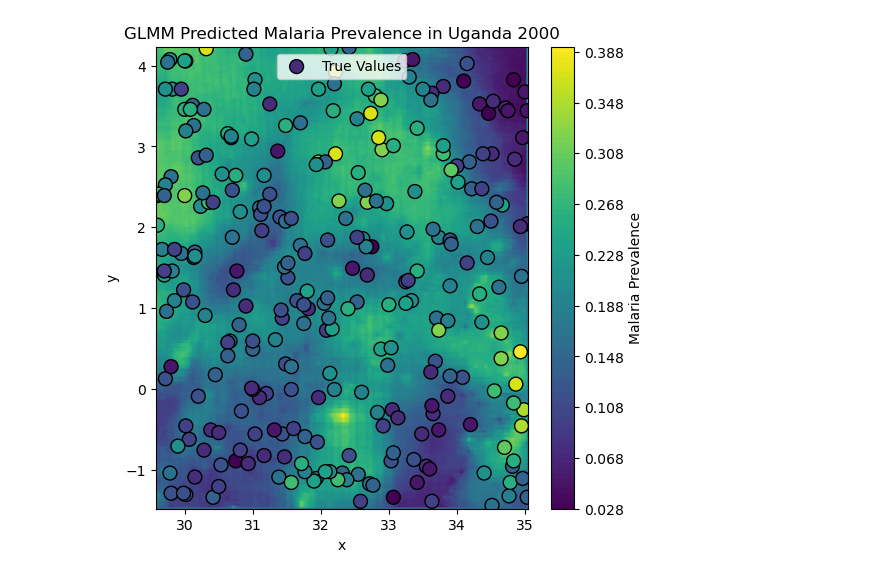
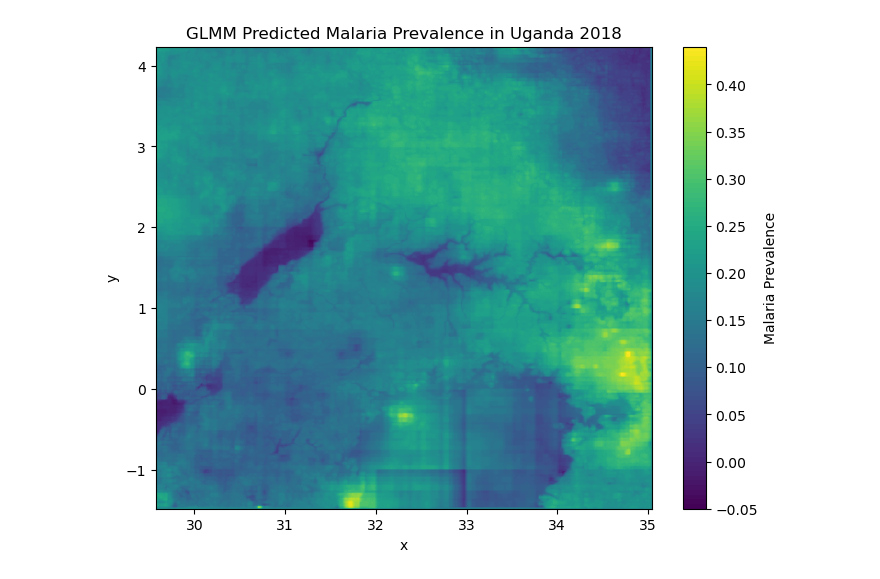
Before and after one commit to ang-cai/malaria, a Jupyter notebook: random_field.ipynb, the cells around one changed output. Saved outputs shown, nothing was run; the diff lists cells and outputs as text; code cells hidden in the pictures.

```diff
--- a/random_field.ipynb
+++ b/random_field.ipynb
@@ -56,7 +58,7 @@ y = np.linspace(bottom, top, 285)
 x1, x2 = np.meshgrid(x, y)
 X_grid = np.stack((x1.ravel(), x2.ravel()), axis = -1)
 # %%
-with rasterio.open("StandardizedUganda/standard_uganda_LSTday_2km_2000.tif") as src:
+with rasterio.open("Uganda Standardized Rasters/standard_uganda_LSTday_2km_2018.tif") as src:
     # Initialize an empty list to store the sampled values
     values = []
 
@@ -69,7 +71,7 @@ with rasterio.open("StandardizedUganda/standard_uganda_LSTday_2km_2000.tif") as
 # Convert the list of values to a numpy array
 lst_data = np.array(values)
 # %%
-with rasterio.open("StandardizedUganda/standard_uganda_Rainfall_CHIRPS_2km_2000.tif") as src:
+with rasterio.open("Uganda Standardized Rasters/standard_uganda_Rainfall_CHIRPS_2km_2018.tif") as src:
     # Initialize an empty list to store the sampled values
     values = []
 
@@ -81,8 +83,21 @@ with rasterio.open("StandardizedUganda/standard_uganda_Rainfall_CHIRPS_2km_2000.
 
 # Convert the list of values to a numpy array
 rain_data = np.array(values)
+# %%
+with rasterio.open("Uganda Standardized Rasters/standard_uganda_elevation_2km.tif") as src:
+    # Initialize an empty list to store the sampled values
+    values = []
+
+    # Sample the raster at the points
+    for point in X_grid:
+        # Sample the raster at each point
+        for val in src.sample([point.tolist()]):
+            values.append(val[0])
+
+# Convert the list of values to a numpy array
+elevation_data = np.array(values)
 # %%
-X_grid = np.concatenate((X_grid, lst_data[:, np.newaxis], rain_data[:, np.newaxis]), axis = -1)
+X_grid = np.concatenate((X_grid, lst_data[:, np.newaxis], rain_data[:, np.newaxis], elevation_data[:, np.newaxis]), axis = -1)
 # %%
 tf.experimental.numpy.experimental_enable_numpy_behavior()
 # %%
@@ -93,17 +108,14 @@ Z_fmean_grid, Z_fvar_grid = model.predict_f(X_grid)
 Z_fmean_grid = Z_fmean_grid.reshape(x1.shape)
 Z_fvar_grid = Z_fvar_grid.reshape(x1.shape)
 # %%
-plt.figure(figsize=(6, 6))
+plt.figure(figsize=(8, 6))
 plt.contourf(x, y, Z_fmean_grid, levels=100, cmap='viridis')
 plt.colorbar(label='Malaria Prevalence')
 
-# Overlay the true values of the test data
-plt.scatter(X_test[:, 0], X_test[:, 1], c=Y_test, edgecolor='k', cmap='viridis', marker='o', s=100, label='True Values')
-plt.legend()
 plt.xlabel('x')
 plt.ylabel('y')
-plt.title('GLMM Predicted Malaria Prevalence in Uganda 2000')
-plt.savefig("StandardizedUganda/mock_malaria_cases_uganda_randomfield_2km_2000.png")
+plt.title('GLMM Predicted Malaria Prevalence in Uganda 2018')
+plt.savefig("Uganda Malaria Data/mock_malaria_cases_uganda_randomfield_2km_2018.png")
 plt.show()
 # %% [output]
-[figure, old version]
+[figure, new version]
```
Also changed, not shown: parts of 6 cells of this notebook, 4 other files.
